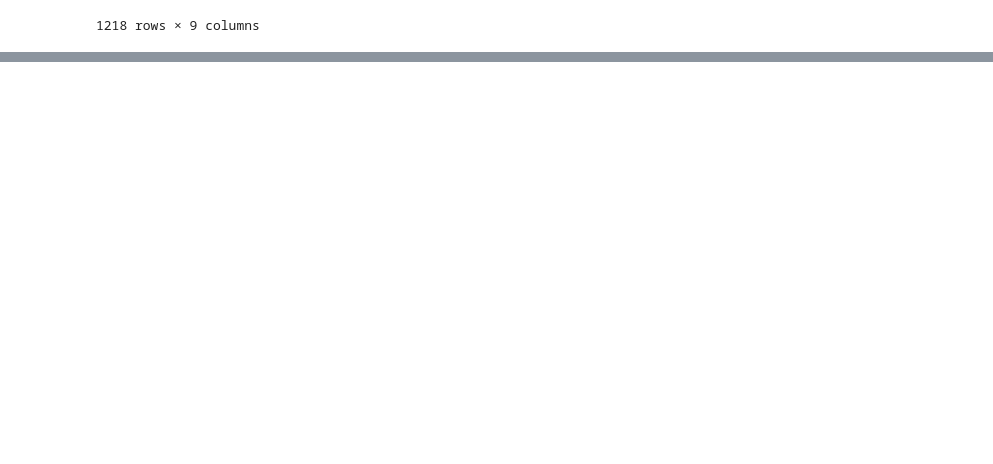
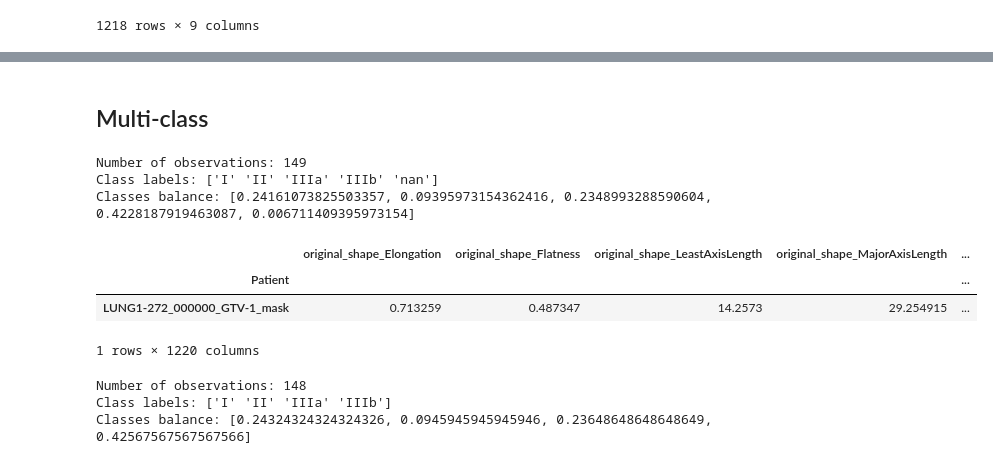
Before and after one commit to primakov/precision-medicine-toolbox, a Jupyter notebook: examples_features.ipynb, the cells around one changed output, grey strips where cells are left out. Cells and saved outputs as stored; diff of their text form; code cells hidden in the pictures; blank space fills up the shorter version.

Commit message:
Multi-class

```diff
--- a/examples_features.ipynb
+++ b/examples_features.ipynb
@@ -102,3 +104,32 @@ Example of volume precision-recall curve:
 # %% [markdown]
 Example of volume Spearman correlation coefficients:
 ![](./data/images/vol_corr.png)
+# %% [markdown]
+## Multi-class
+# %%
+parameters = {
+    'feature_path': "./data/features/features.xlsx", # path to csv/xls file with features
+    'outcome_path': "./data/features/extended_clinical_df.xlsx", #path to csv/xls file with outcome
+    'patient_column': 'Patient', # name of column with patient id
+    'patient_in_outcome_column': 'PatientID', # name of column with patient id in clinical data file
+    'outcome_column': 'Overall.Stage' # name of outcome column
+}
+# %%
+fs = features_set(**parameters)
+# %% [output]
+Number of observations: 149
+Class labels: ['I' 'II' 'IIIa' 'IIIb' 'nan']
+Classes balance: [0.24161073825503357, 0.09395973154362416, 0.2348993288590604, 0.4228187919463087, 0.006711409395973154]
+# %%
+fs._feature_outcome_dataframe[fs._feature_outcome_dataframe['Overall.Stage'].isnull()]
+# %% [output]
+|  | original_shape_Elongation | original_shape_Flatness | original_shape_LeastAxisLength | original_shape_MajorAxisLength | ... |
+| Patient |  |  |  |  | ... |
+| LUNG1-272_000000_GTV-1_mask | 0.713259 | 0.487347 | 14.2573 | 29.254915 | ... |
+1 rows × 1220 columns
+# %%
+fs.handle_nan(axis=0)
+# %% [output]
+Number of observations: 148
+Class labels: ['I' 'II' 'IIIa' 'IIIb']
+Classes balance: [0.24324324324324326, 0.0945945945945946, 0.23648648648648649, 0.42567567567567566]
```
Also changed, not shown: parts of 12 cells of this notebook, 7 other files.
